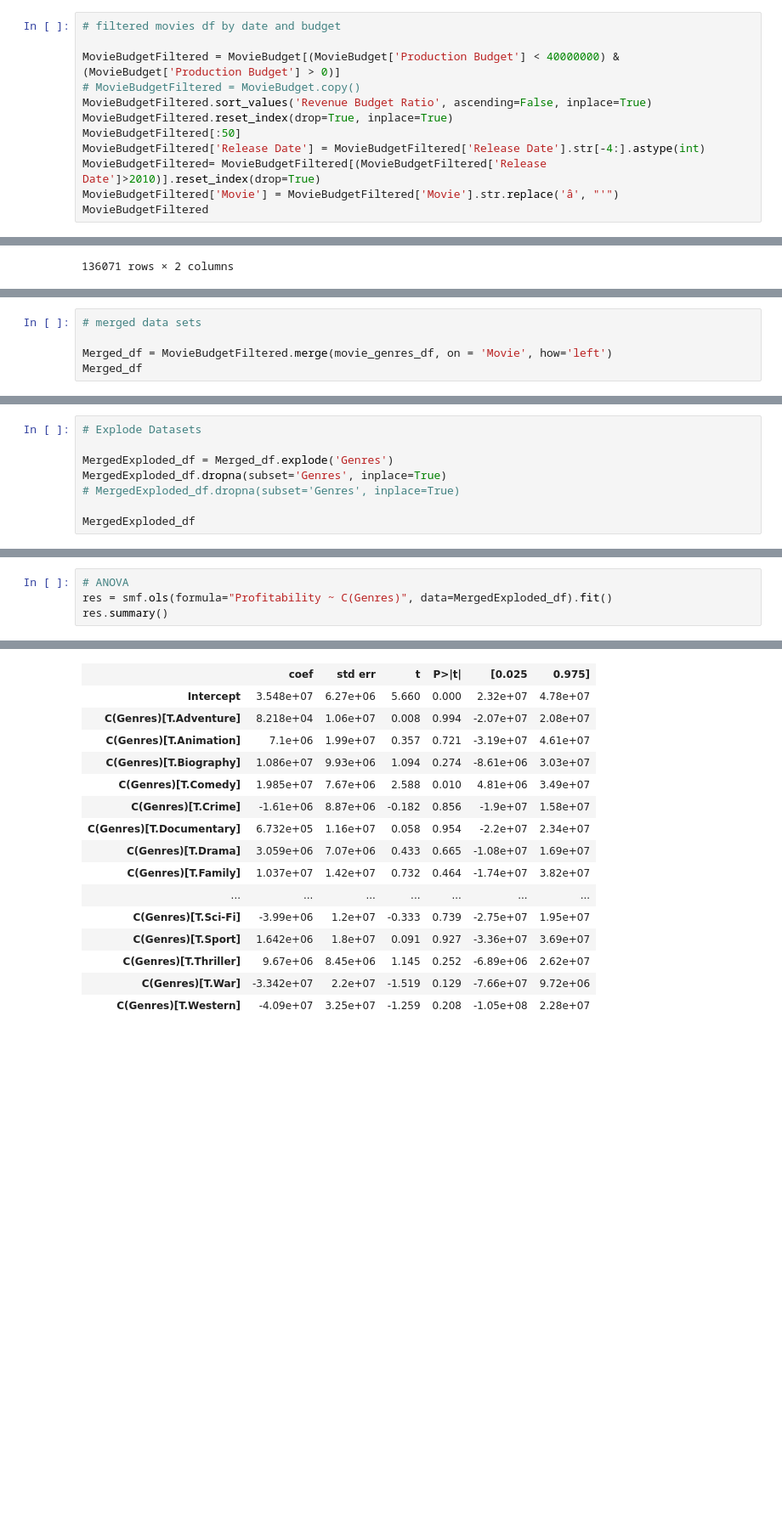
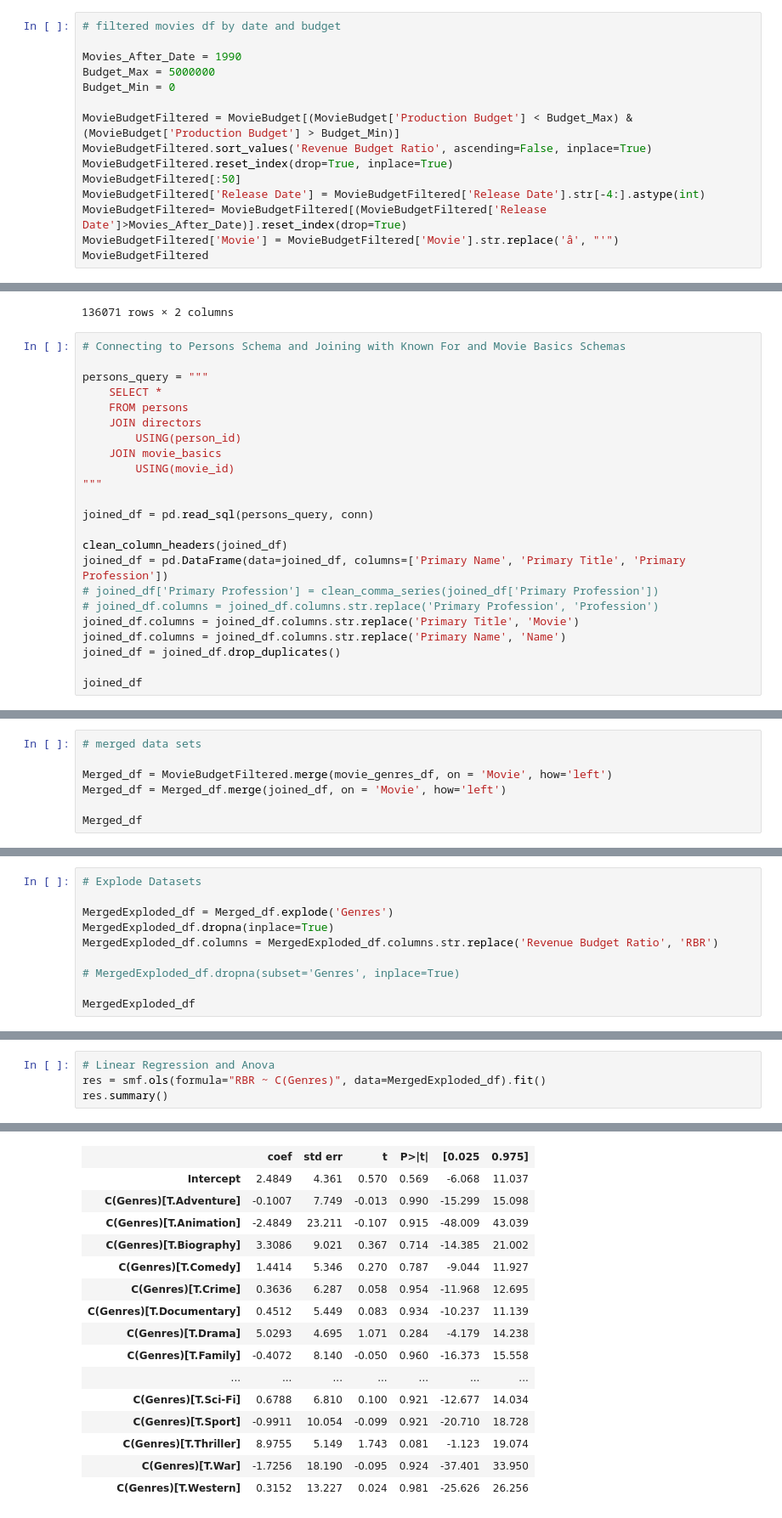
Before and after one commit to nickthetj/Cheap-Thrills-Good-Money, a Jupyter notebook: notebooks/EDA TN.MovieBudget - Nick.ipynb, the cells around one changed output, grey strips where cells are left out. Shown at 85% size. Saved outputs shown, nothing was run; the diff lists cells and outputs as text; blank space fills up the shorter version.

```diff
--- a/notebooks/EDA TN.MovieBudget - Nick.ipynb
+++ b/notebooks/EDA TN.MovieBudget - Nick.ipynb
@@ -79,10 +58,13 @@ MovieBudget.head()
 # %%
 # filtered movies df by date and budget
 
-MovieBudgetFiltered = MovieBudget[(MovieBudget['Production Budget'] < 40000000) & (MovieBudget['Production Budget'] > 0)]
-# MovieBudgetFiltered = MovieBudget.copy()
+Movies_After_Date = 1990
+Budget_Max = 5000000
+Budget_Min = 0
+
+MovieBudgetFiltered = MovieBudget[(MovieBudget['Production Budget'] < Budget_Max) & (MovieBudget['Production Budget'] > Budget_Min)]
 MovieBudgetFiltered.sort_values('Revenue Budget Ratio', ascending=False, inplace=True)
 MovieBudgetFiltered.reset_index(drop=True, inplace=True)
 MovieBudgetFiltered[:50]
 MovieBudgetFiltered['Release Date'] = MovieBudgetFiltered['Release Date'].str[-4:].astype(int)
-MovieBudgetFiltered= MovieBudgetFiltered[(MovieBudgetFiltered['Release Date']>2010)].reset_index(drop=True)
+MovieBudgetFiltered= MovieBudgetFiltered[(MovieBudgetFiltered['Release Date']>Movies_After_Date)].reset_index(drop=True)
@@ -142,3 +124,26 @@ movie_genres_df
 | 146142 | 6 Gunn | None |
 | 146143 | Chico Albuquerque - Revelações | [Documentary] |
 136071 rows × 2 columns
+# %%
+# Connecting to Persons Schema and Joining with Known For and Movie Basics Schemas
+
+persons_query = """
+    SELECT *
+    FROM persons
+    JOIN directors
+        USING(person_id)
+    JOIN movie_basics
+        USING(movie_id)
+"""
+
+joined_df = pd.read_sql(persons_query, conn)
+
+clean_column_headers(joined_df)
+joined_df = pd.DataFrame(data=joined_df, columns=['Primary Name', 'Primary Title', 'Primary Profession'])
+# joined_df['Primary Profession'] = clean_comma_series(joined_df['Primary Profession'])
+# joined_df.columns = joined_df.columns.str.replace('Primary Profession', 'Profession')
+joined_df.columns = joined_df.columns.str.replace('Primary Title', 'Movie')
+joined_df.columns = joined_df.columns.str.replace('Primary Name', 'Name')
+joined_df = joined_df.drop_duplicates()
+
+joined_df
@@ -146,6 +165,8 @@ movie_genres_df
 # merged data sets
 
 Merged_df = MovieBudgetFiltered.merge(movie_genres_df, on = 'Movie', how='left')
+Merged_df = Merged_df.merge(joined_df, on = 'Movie', how='left')
+
 Merged_df
 # %% [output]
 |  | Id | Release Date | Movie | Production Budget | Domestic Gross | Worldwide Gross | Profitability | ... |
@@ -165,7 +186,9 @@ Merged_df
 # Explode Datasets
 
 MergedExploded_df = Merged_df.explode('Genres')
-MergedExploded_df.dropna(subset='Genres', inplace=True)
+MergedExploded_df.dropna(inplace=True)
+MergedExploded_df.columns = MergedExploded_df.columns.str.replace('Revenue Budget Ratio', 'RBR')
+
 # MergedExploded_df.dropna(subset='Genres', inplace=True)
 
 MergedExploded_df
@@ -270,6 +250,6 @@ sns.pairplot(MergedExploded_df, vars=[ 'Production Budget', 'Revenue Budget Rati
 # %%
-# ANOVA
-res = smf.ols(formula="Profitability ~ C(Genres)", data=MergedExploded_df).fit()
+# Linear Regression and Anova
+res = smf.ols(formula="RBR ~ C(Genres)", data=MergedExploded_df).fit()
 res.summary()
 # %% [output]
 OLS Regression Results
@@ -283,18 +263,18 @@ OLS Regression Results
 | Df Model: | 20 |  |  |
 | Covariance Type: | nonrobust |  |  |
 |  | coef | std err | t | P>|t| | [0.025 | 0.975] |
-| Intercept | 3.548e+07 | 6.27e+06 | 5.660 | 0.000 | 2.32e+07 | 4.78e+07 |
-| C(Genres)[T.Adventure] | 8.218e+04 | 1.06e+07 | 0.008 | 0.994 | -2.07e+07 | 2.08e+07 |
-| C(Genres)[T.Animation] | 7.1e+06 | 1.99e+07 | 0.357 | 0.721 | -3.19e+07 | 4.61e+07 |
-| C(Genres)[T.Biography] | 1.086e+07 | 9.93e+06 | 1.094 | 0.274 | -8.61e+06 | 3.03e+07 |
-| C(Genres)[T.Comedy] | 1.985e+07 | 7.67e+06 | 2.588 | 0.010 | 4.81e+06 | 3.49e+07 |
-| C(Genres)[T.Crime] | -1.61e+06 | 8.87e+06 | -0.182 | 0.856 | -1.9e+07 | 1.58e+07 |
-| C(Genres)[T.Documentary] | 6.732e+05 | 1.16e+07 | 0.058 | 0.954 | -2.2e+07 | 2.34e+07 |
-| C(Genres)[T.Drama] | 3.059e+06 | 7.07e+06 | 0.433 | 0.665 | -1.08e+07 | 1.69e+07 |
-| C(Genres)[T.Family] | 1.037e+07 | 1.42e+07 | 0.732 | 0.464 | -1.74e+07 | 3.82e+07 |
+| Intercept | 2.4849 | 4.361 | 0.570 | 0.569 | -6.068 | 11.037 |
+| C(Genres)[T.Adventure] | -0.1007 | 7.749 | -0.013 | 0.990 | -15.299 | 15.098 |
+| C(Genres)[T.Animation] | -2.4849 | 23.211 | -0.107 | 0.915 | -48.009 | 43.039 |
+| C(Genres)[T.Biography] | 3.3086 | 9.021 | 0.367 | 0.714 | -14.385 | 21.002 |
+| C(Genres)[T.Comedy] | 1.4414 | 5.346 | 0.270 | 0.787 | -9.044 | 11.927 |
+| C(Genres)[T.Crime] | 0.3636 | 6.287 | 0.058 | 0.954 | -11.968 | 12.695 |
+| C(Genres)[T.Documentary] | 0.4512 | 5.449 | 0.083 | 0.934 | -10.237 | 11.139 |
+| C(Genres)[T.Drama] | 5.0293 | 4.695 | 1.071 | 0.284 | -4.179 | 14.238 |
+| C(Genres)[T.Family] | -0.4072 | 8.140 | -0.050 | 0.960 | -16.373 | 15.558 |
 | ... | ... | ... | ... | ... | ... | ... |
-| C(Genres)[T.Sci-Fi] | -3.99e+06 | 1.2e+07 | -0.333 | 0.739 | -2.75e+07 | 1.95e+07 |
-| C(Genres)[T.Sport] | 1.642e+06 | 1.8e+07 | 0.091 | 0.927 | -3.36e+07 | 3.69e+07 |
-| C(Genres)[T.Thriller] | 9.67e+06 | 8.45e+06 | 1.145 | 0.252 | -6.89e+06 | 2.62e+07 |
-| C(Genres)[T.War] | -3.342e+07 | 2.2e+07 | -1.519 | 0.129 | -7.66e+07 | 9.72e+06 |
-| C(Genres)[T.Western] | -4.09e+07 | 3.25e+07 | -1.259 | 0.208 | -1.05e+08 | 2.28e+07 |
+| C(Genres)[T.Sci-Fi] | 0.6788 | 6.810 | 0.100 | 0.921 | -12.677 | 14.034 |
+| C(Genres)[T.Sport] | -0.9911 | 10.054 | -0.099 | 0.921 | -20.710 | 18.728 |
+| C(Genres)[T.Thriller] | 8.9755 | 5.149 | 1.743 | 0.081 | -1.123 | 19.074 |
+| C(Genres)[T.War] | -1.7256 | 18.190 | -0.095 | 0.924 | -37.401 | 33.950 |
+| C(Genres)[T.Western] | 0.3152 | 13.227 | 0.024 | 0.981 | -25.626 | 26.256 |
```
Also changed, not shown: parts of 16 cells of this notebook, 1 other file.
